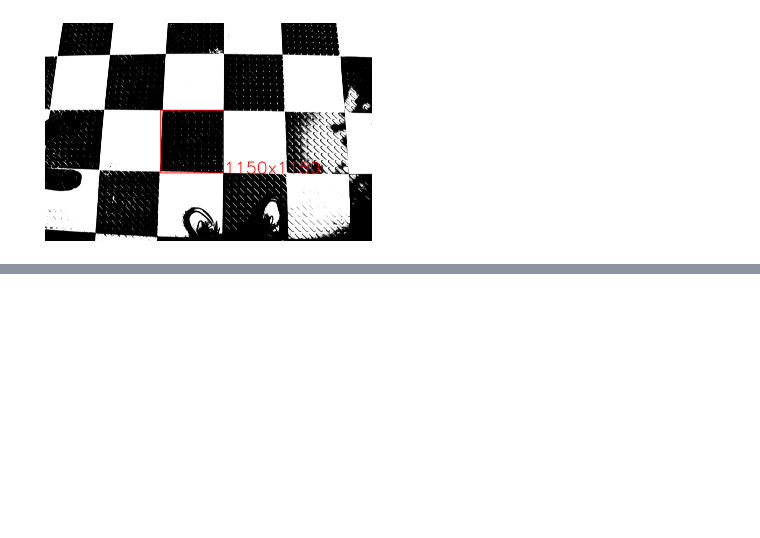
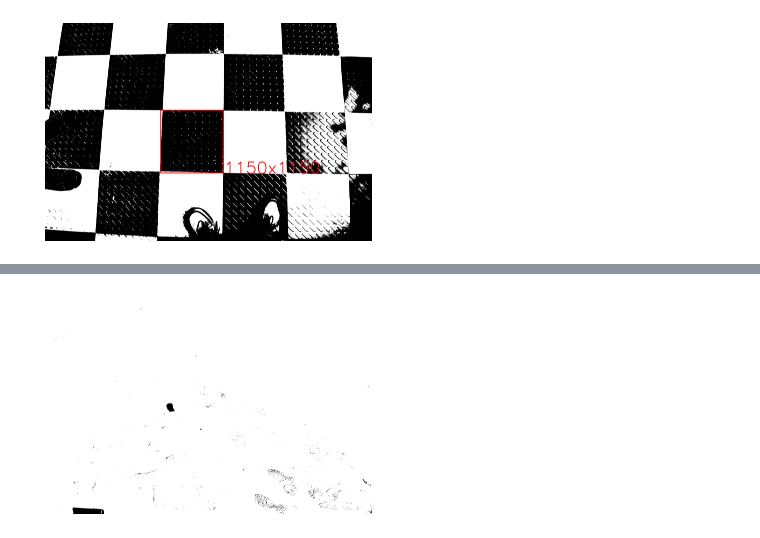
Before and after one commit to pbplop29/Photogrammetry, a Jupyter notebook: Photogrammetry.ipynb, the cells around one changed output, grey strips where cells are left out. Saved outputs shown, nothing was run; the diff lists cells and outputs as text; code cells hidden in the pictures; blank space fills up the shorter version.

```diff
--- a/Photogrammetry.ipynb
+++ b/Photogrammetry.ipynb
@@ -137,0 +195,8 @@ plt.imshow(img)
+# %%
+# Handling the naming conventions, if we want to save the files
+image_name_proper = image_name.rsplit( ".", 1 )[ 0 ]
+image = skimage.io.imread(fname=image_name)
+image_mask_name = image_name_proper + "---mask.JPG"
+image_contours_name = image_name_proper + "---contours.JPG"
+image_resized_name = image_name_proper + "--resized.JPG"
+final_image_name = image_name_proper + "---final.JPG"
@@ -137,0 +228,10 @@ plt.imshow(img)
+# %%
+# Creating the threshold mask
+binary_mask = blurred_image > t
+fig, ax = plt.subplots()
+plt.imshow(binary_mask, cmap="gray")
+plt.axis('off')
+plt.savefig(image_mask_name,dpi=300*4.415,bbox_inches='tight',pad_inches = 0)
+plt.show()
+# %% [output]
+[figure, added]
```
Also changed, not shown: parts of 15 cells of this notebook.
